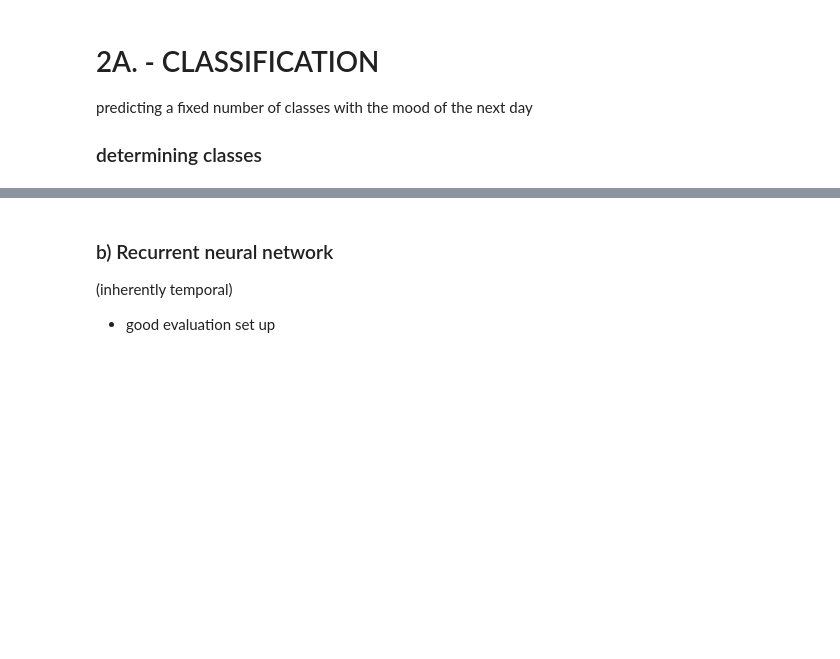
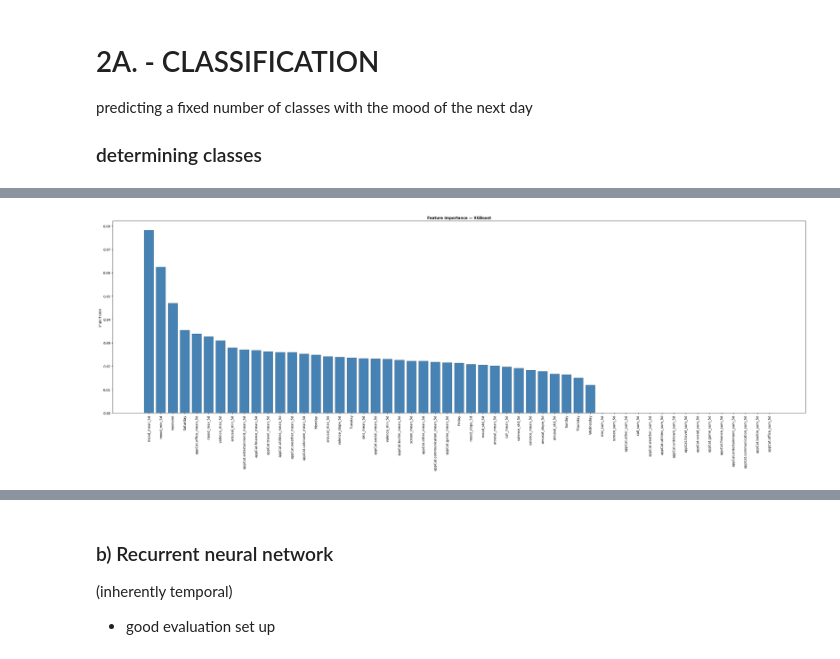
Before and after one commit to alicja-a-d/Data_Mining, a Jupyter notebook: assignment1_DMT_v1.ipynb, the cells around one changed output, grey strips where cells are left out. Cells and saved outputs as stored; diff of their text form; code cells hidden in the pictures; blank space fills up the shorter version.

```diff
--- a/assignment1_DMT_v1.ipynb
+++ b/assignment1_DMT_v1.ipynb
@@ -665,0 +856,13 @@ use the data from task 1C
+# %%
+
+#feature importance
+importance_df = pd.DataFrame({'feature':X.columns,'importance': final_model.feature_importances_}).sort_values('importance', ascending=False)
+fig, ax = plt.subplots(figsize=(30, 11)) # dynamic figure scaling
+ax.bar(importance_df['feature'], importance_df['importance'], color='steelblue', edgecolor='k', linewidth=0.3)
+ax.set_ylabel('Importance')
+ax.set_title('Feature importance — XGBoost')
+ax.tick_params(axis='x', rotation=90, labelsize=10)
+plt.tight_layout()
+plt.show()
+# %% [output]
+[figure, added]
```
Also changed, not shown: parts of 24 cells of this notebook.
